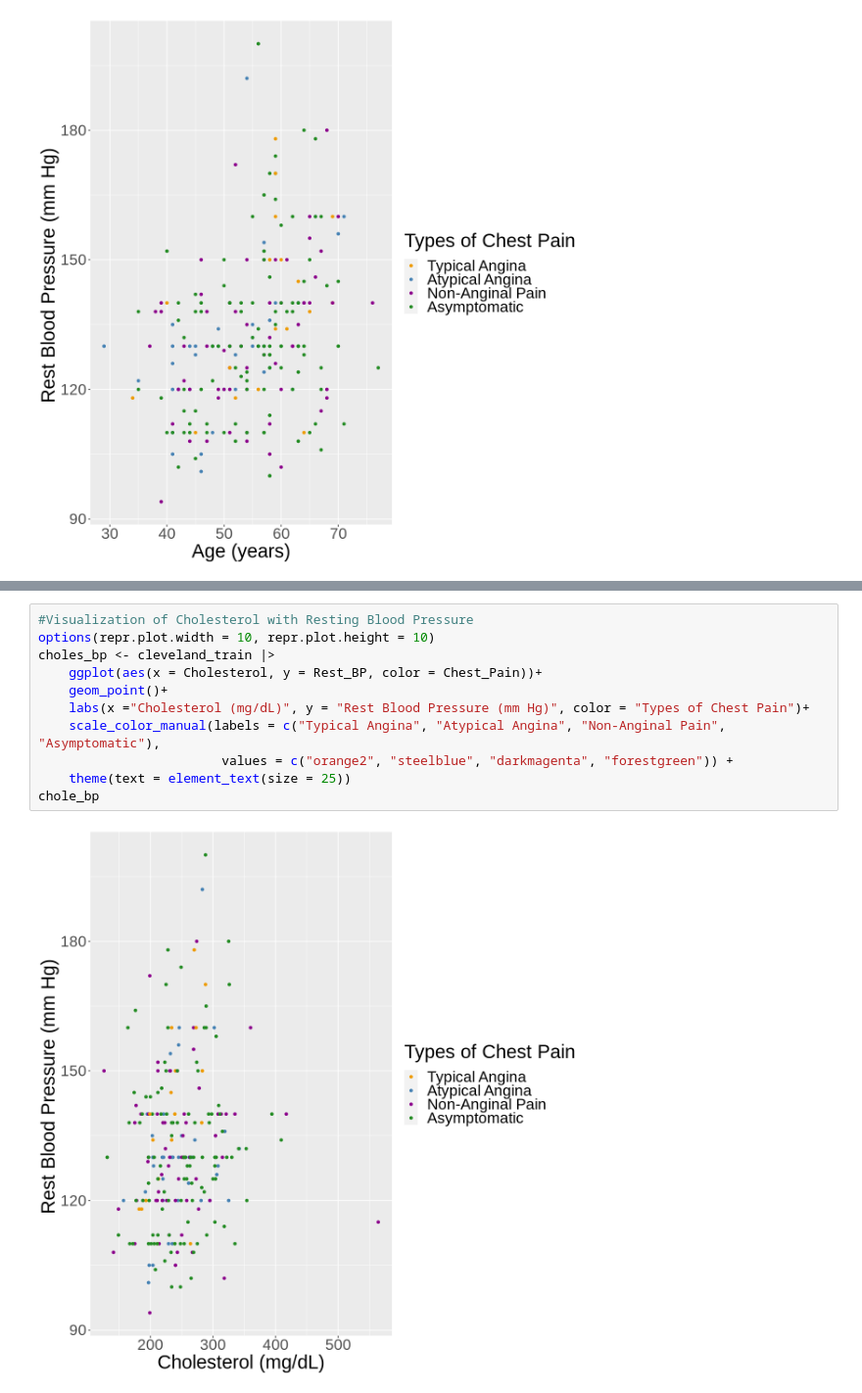
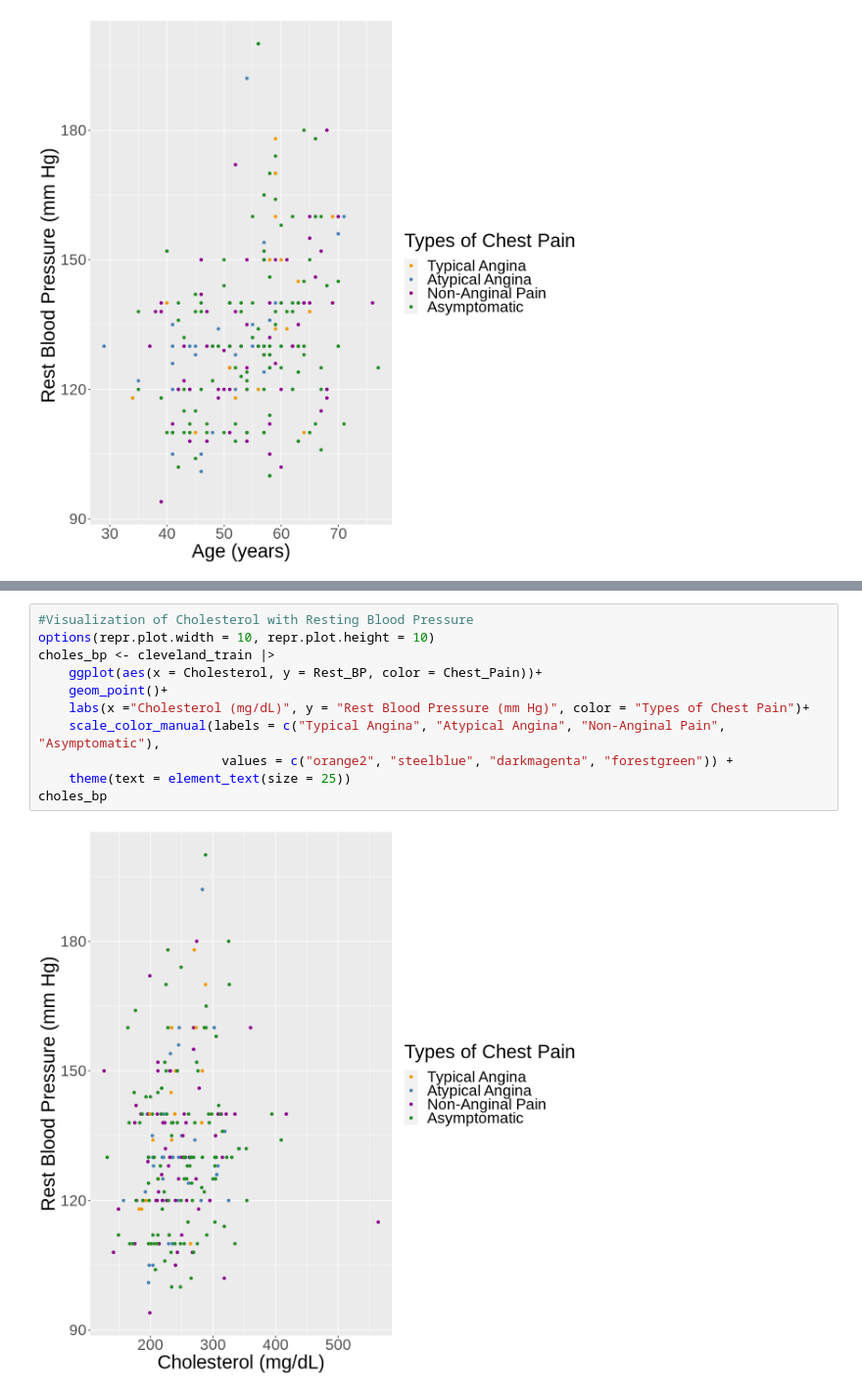
Before and after one commit to jordan28grant/datascience_007, a Jupyter notebook: data/proposal.ipynb, the cells around one changed output, grey strips where cells are left out. Shown: that part at 98% size. Drawn from its saved outputs; the diff is of its cells as text.

```diff
--- a/data/proposal.ipynb
+++ b/data/proposal.ipynb
@@ -150,16 +141,16 @@ age_hr
 # %%
 #Visualization of Cholesterol with Resting Blood Pressure
 options(repr.plot.width = 10, repr.plot.height = 10)
 choles_bp <- cleveland_train |>
     ggplot(aes(x = Cholesterol, y = Rest_BP, color = Chest_Pain))+
     geom_point()+
     labs(x ="Cholesterol (mg/dL)", y = "Rest Blood Pressure (mm Hg)", color = "Types of Chest Pain")+
     scale_color_manual(labels = c("Typical Angina", "Atypical Angina", "Non-Anginal Pain", "Asymptomatic"),
                         values = c("orange2", "steelblue", "darkmagenta", "forestgreen")) +
     theme(text = element_text(size = 25))
-chole_bp
+choles_bp
 # %% [output]
-[figure, old version]
+[figure, new version]
 # %%
 #Visualization between cholesterol and max heart rate achieve
 choles_hr <- cleveland_train |>
```
Also changed, not shown: parts of 4 cells of this notebook.
